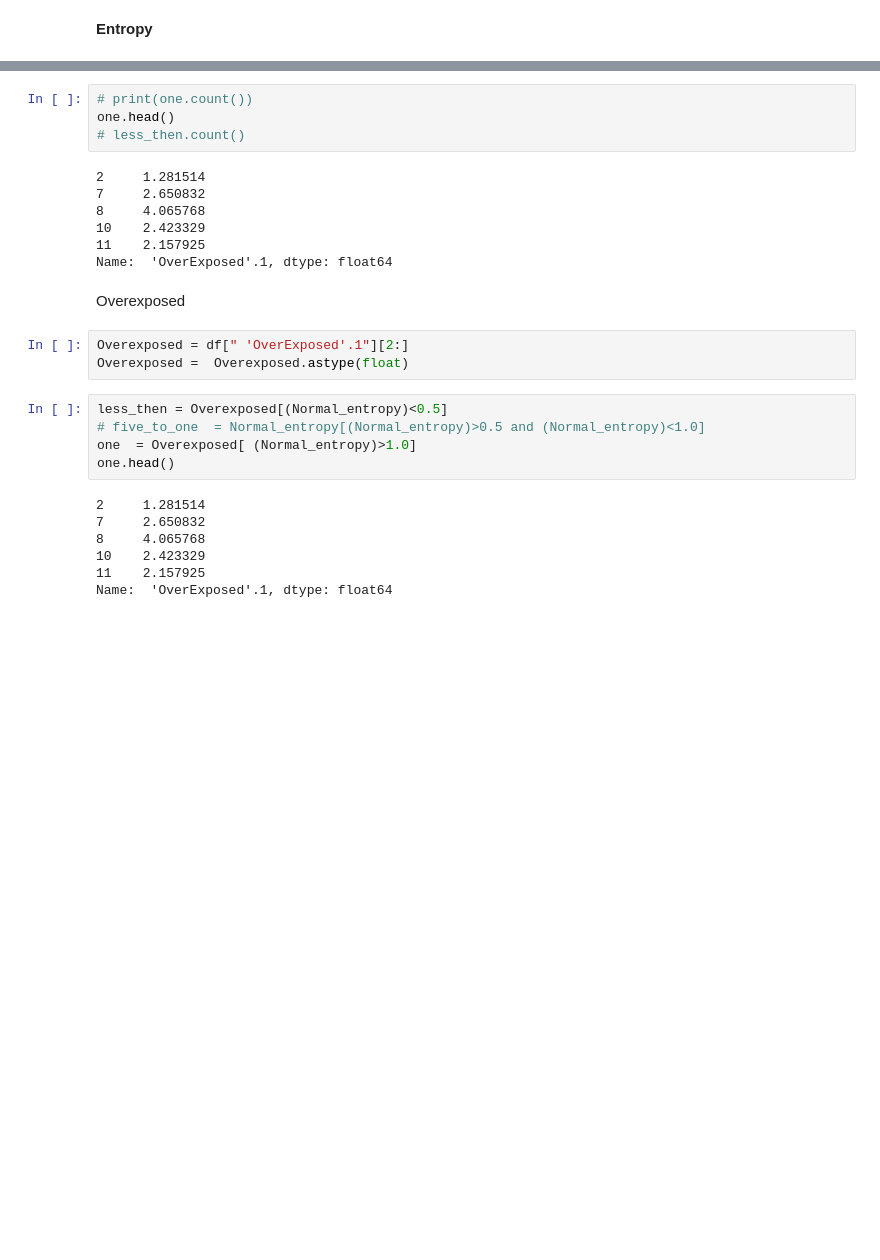
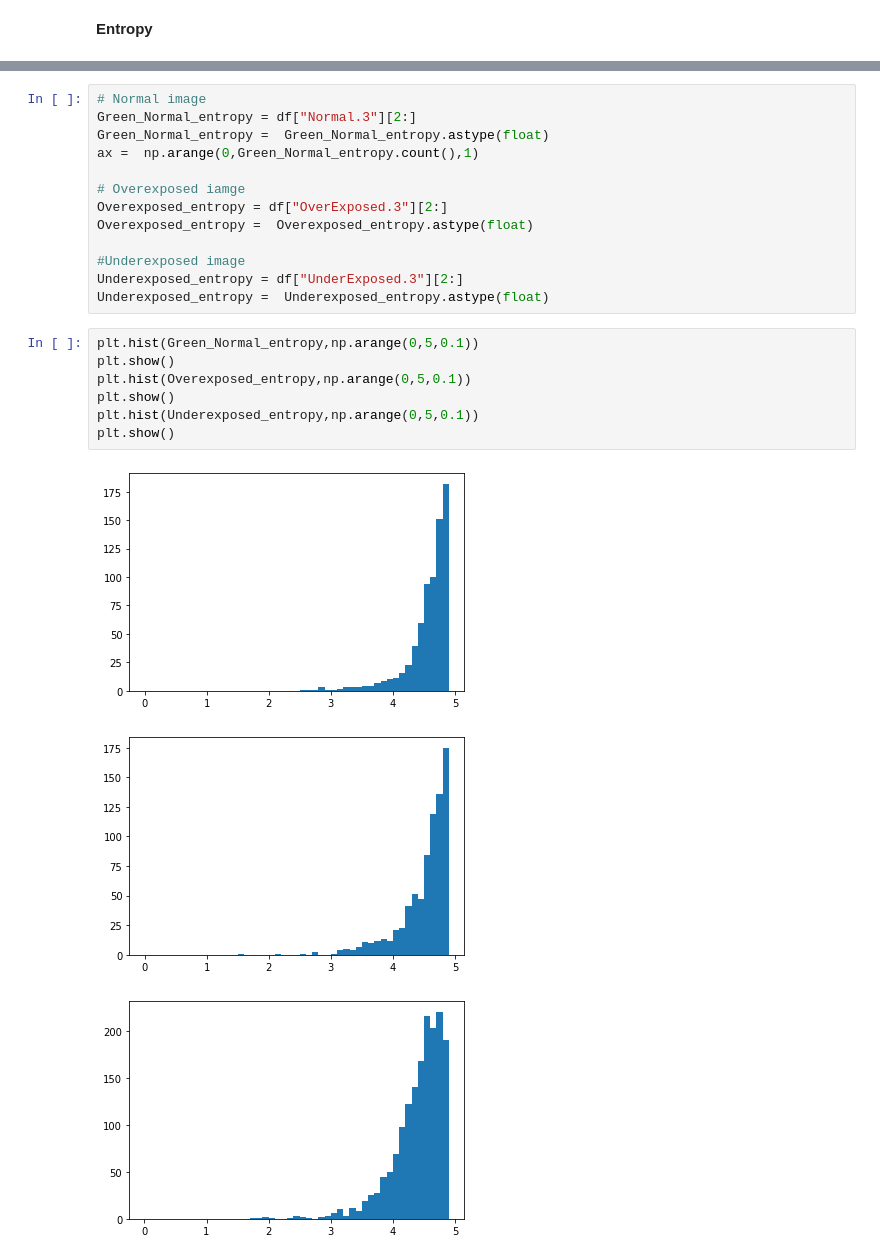
Before and after one commit to faiz28/Image-Exposure-Detection-By-Deep-Neural-Network, a Jupyter notebook: Analysis Skewness and Entropy.ipynb, the cells around one changed output, grey strips where cells are left out. Cells and saved outputs as stored; diff of their text form; blank space fills up the shorter version.

```diff
--- a/Analysis Skewness and Entropy.ipynb
+++ b/Analysis Skewness and Entropy.ipynb
@@ -137,28 +72,24 @@ Green_Normal_skewness =  Green_Normal_skewness.astype(float)
-# %%
-# print(one.count())
-one.head()
-# less_then.count()
-# %% [output]
-2     1.281514
-7     2.650832
-8     4.065768
-10    2.423329
-11    2.157925
-Name:  'OverExposed'.1, dtype: float64
-# %% [markdown]
-Overexposed
-# %%
-Overexposed = df[" 'OverExposed'.1"][2:]
-Overexposed =  Overexposed.astype(float)
-# %%
-less_then = Overexposed[(Normal_entropy)<0.5]
-# five_to_one  = Normal_entropy[(Normal_entropy)>0.5 and (Normal_entropy)<1.0]
-one  = Overexposed[ (Normal_entropy)>1.0]
-one.head()
-# %% [output]
-2     1.281514
-7     2.650832
-8     4.065768
-10    2.423329
-11    2.157925
-Name:  'OverExposed'.1, dtype: float64
+# %%
+# Normal image
+Green_Normal_entropy = df["Normal.3"][2:]
+Green_Normal_entropy =  Green_Normal_entropy.astype(float)
+ax =  np.arange(0,Green_Normal_entropy.count(),1)
+
+# Overexposed iamge
+Overexposed_entropy = df["OverExposed.3"][2:]
+Overexposed_entropy =  Overexposed_entropy.astype(float)
+
+#Underexposed image
+Underexposed_entropy = df["UnderExposed.3"][2:]
+Underexposed_entropy =  Underexposed_entropy.astype(float)
+# %%
+plt.hist(Green_Normal_entropy,np.arange(0,5,0.1))
+plt.show()
+plt.hist(Overexposed_entropy,np.arange(0,5,0.1))
+plt.show()
+plt.hist(Underexposed_entropy,np.arange(0,5,0.1))
+plt.show()
+# %% [output]
+[figure, added]
+[figure, added]
+[figure, added]
```
Also changed, not shown: parts of 37 cells of this notebook, 46 other files.
